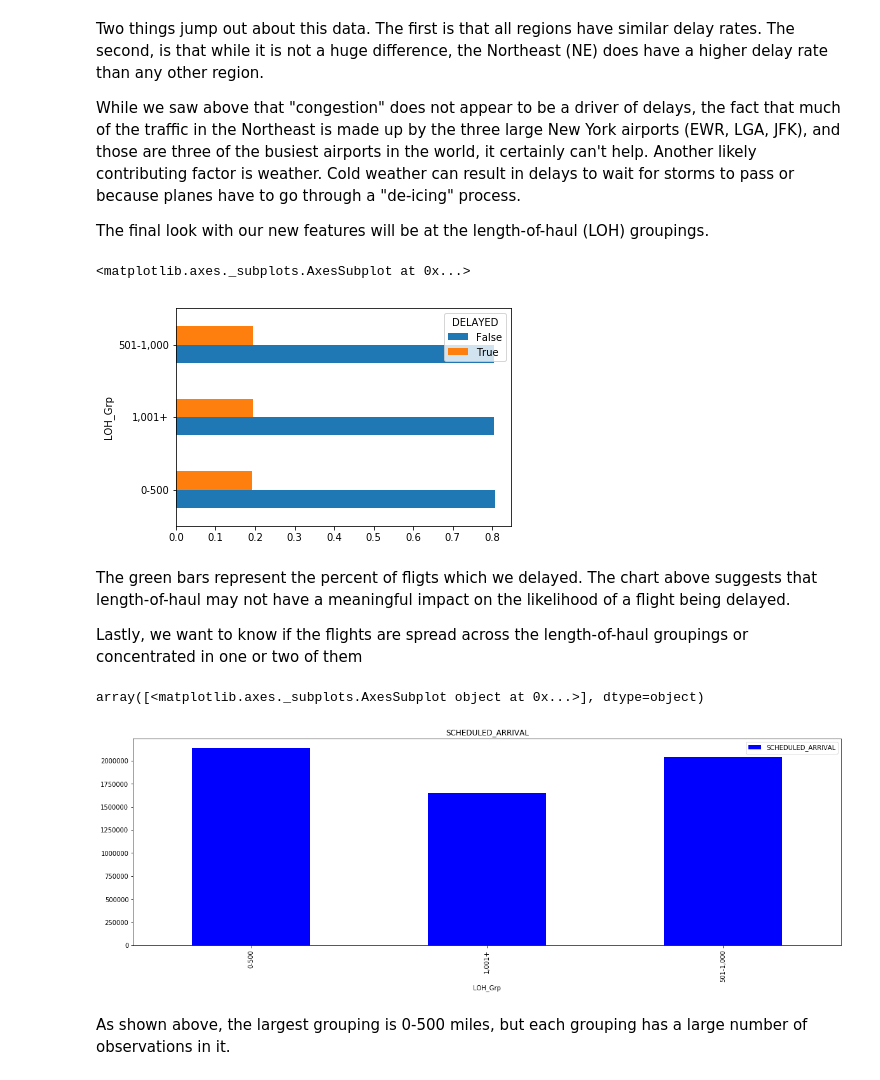
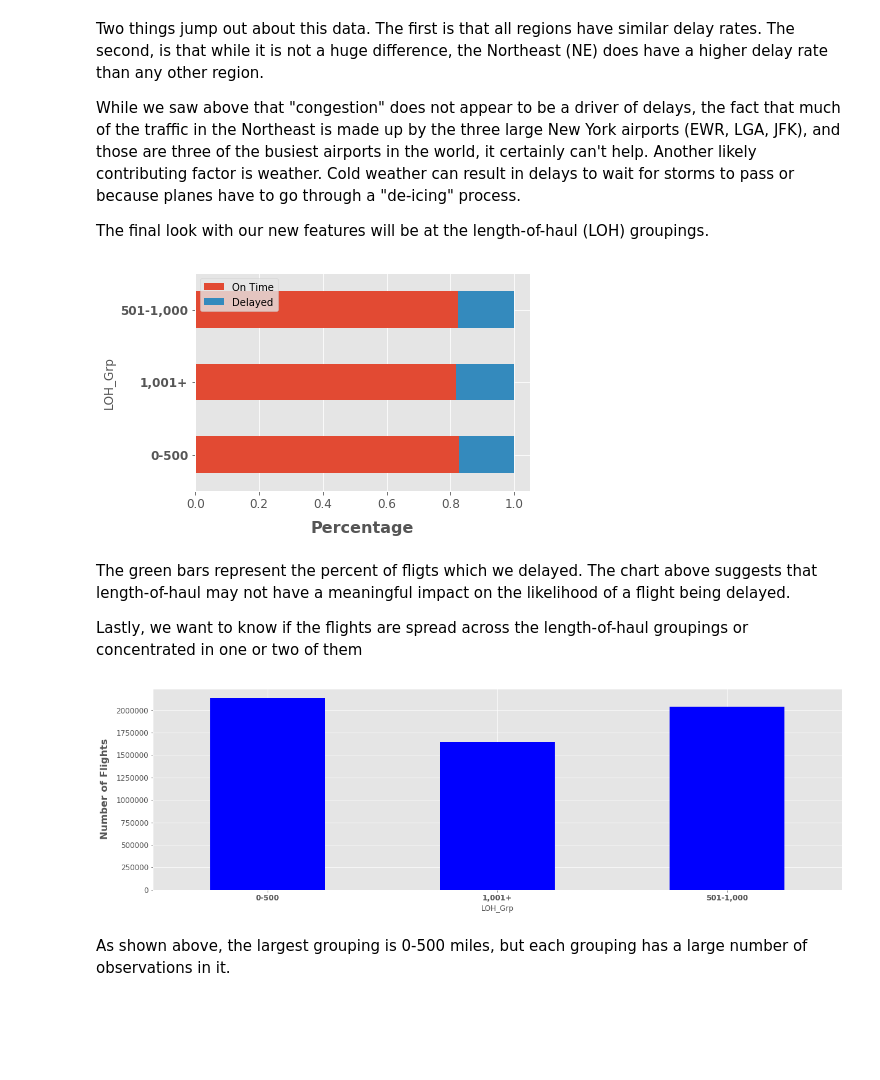
Before and after one commit to JackNelson/MSDS7331_Project1, a Jupyter notebook: Project1.ipynb, the cells around one changed output. Cells and saved outputs as stored; diff of their text form; code cells hidden in the pictures; blank space fills up the shorter version.

```diff
--- a/Project1.ipynb
+++ b/Project1.ipynb
@@ -898,24 +895,23 @@ The final look with our new features will be at the length-of-haul (LOH) groupin
 # %%
 delays_loh = pd.crosstab([ df4['LOH_Grp']],df4.DELAYED.astype(bool))
 delays_rate_loh = delays_loh.div(delays_loh.sum(1).astype(float),axis=0)
 
 #_Vizualization of percentage delay time based on distance category
-delays_rate_loh.plot(kind='barh',stacked=True)
+ax = delays_rate_loh.plot(kind='barh',stacked=True)
 
 #_Format axis
 plt.setp(ax.get_xticklabels(), fontsize=12, weight = 'normal', rotation = 0);
 plt.setp(ax.get_yticklabels(), fontsize=12, weight = 'bold', rotation = 0);
 plt.xlabel('Percentage', fontsize=16, weight = 'bold', labelpad=10)
 
 # Set the legend
 L = plt.legend()
 L.get_texts()[0].set_text('On Time')
 L.get_texts()[1].set_text('Delayed')
 
 plt.show()
 # %% [output]
-<matplotlib.axes._subplots.AxesSubplot at 0x...>
-[figure, old version]
+[figure, new version]
 # %% [markdown]
 The green bars represent the percent of fligts which we delayed. The chart above suggests that length-of-haul may not have a meaningful impact on the likelihood of a flight being delayed.
 
@@ -924,7 +920,7 @@ Lastly, we want to know if the flights are spread across the length-of-haul grou
 df_loh = pd.DataFrame(df4.groupby('LOH_Grp').count()['SCHEDULED_ARRIVAL'])
 
 #_Vizualization of number of flights delayed based on distance category
-df_loh.plot(kind='bar',subplots=True,color='B',figsize=(20,6),legend=True)
+ax = df_loh.plot(kind='bar',color='B',figsize=(20,6),legend=False)
 
 #_Format axis
 plt.setp(ax.get_yticklabels(), fontsize=12, weight = 'normal', rotation = 0);
@@ -933,7 +929,6 @@ plt.ylabel('Number of Flights', fontsize=16, weight = 'bold', labelpad=10)
 
 plt.show()
 # %% [output]
-array([<matplotlib.axes._subplots.AxesSubplot object at 0x...>], dtype=object)
-[figure, old version]
+[figure, new version]
 # %% [markdown]
 As shown above, the largest grouping is 0-500 miles, but each grouping has a large number of observations in it.
```
Also changed, not shown: parts of 33 cells of this notebook.
